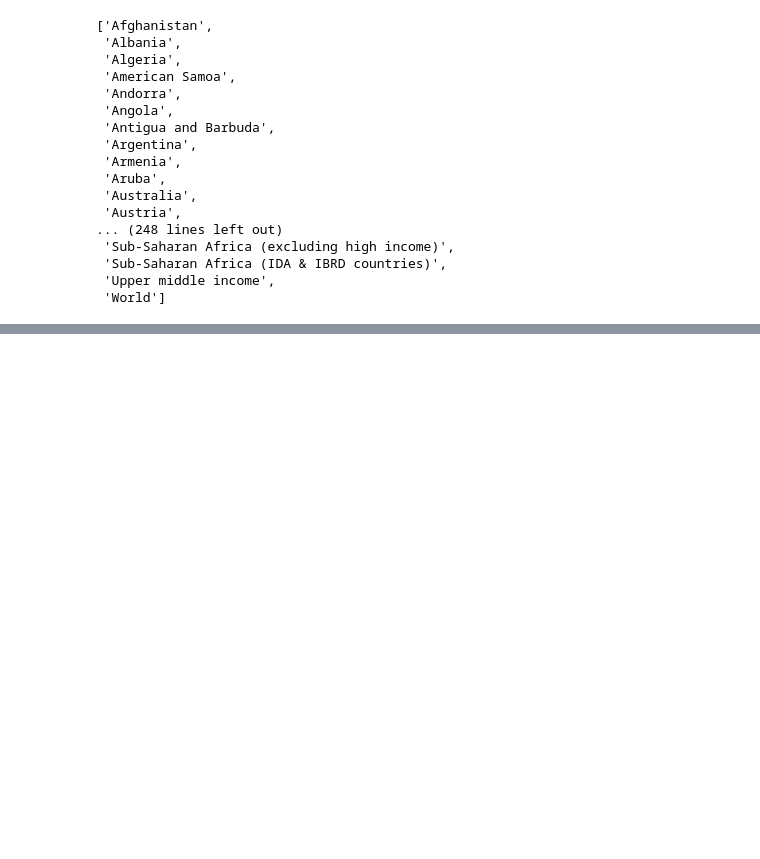
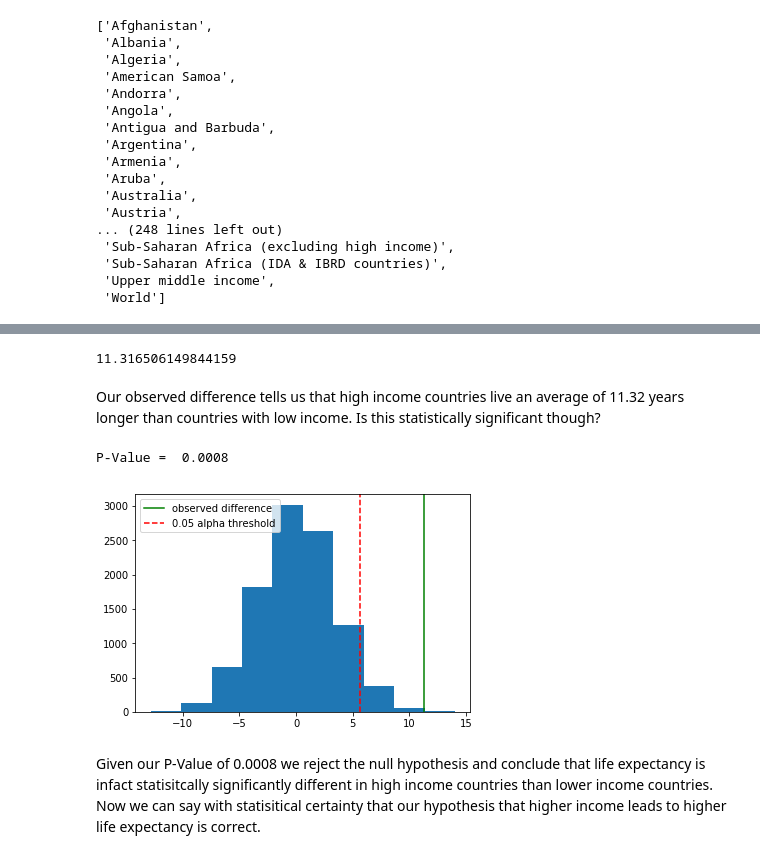
Before and after one commit to Mpalmese/Project2, a Jupyter notebook: test.ipynb, the cells around one changed output, grey strips where cells are left out. Cells and saved outputs as stored; diff of their text form; code cells hidden in the pictures; blank space fills up the shorter version.

```diff
--- a/test.ipynb
+++ b/test.ipynb
@@ -251,0 +298,6 @@ result 263 found
+# %%
+lower = life2017_df[life2017_df['Income_Level'] != 'Upper middle income']
+lower = lower[lower['Income_Level'] != 'High income'].Life_Expectancy_2017
+# %%
+higher = life2017_df[life2017_df['Income_Level'] != 'Lower middle income']
+higher = higher[higher['Income_Level'] != 'Low income'].Life_Expectancy_2017
@@ -251,0 +310,32 @@ result 263 found
+# %%
+observed_diff = np.mean(higher) - np.mean(lower)
+observed_diff
+# %% [output]
+11.316506149844159
+# %% [markdown]
+Our observed difference tells us that high income countries live an average of 11.32 years longer than countries with low income. Is this statistically significant though?
+# %%
+#Bootstrapping
+
+diffs = [] #create placeholder for calculations
+
+for i in range(10000): #run for 10000 iterations
+    low_life_sample = np.mean(lower.sample(5, replace = True)) #take sample of 5 lower income countries and compute the mean
+    high_life_sample = np.mean(higher.sample(5, replace = True))#take sample of 5 of higher income countries and compute the mean
+
+    differences = high_life_sample - low_life_sample #compute differences in our random samples
+    diffs.append(differences) #add to our list
+# %%
+
+simulation = np.random.normal(0, np.std(diffs), 10000) #creates normal distribution of our simulated differences. Must include the standard deviation as 2nd argument. 10000 represents the total samples we computed differences on
+plt.hist(simulation)#plot hist of simulated normal distribution
+plt.axvline(observed_diff, color = 'green', linestyle = '-')#plots our original observed difference from our dataset
+plt.axvline(np.percentile(simulation, 95), color='red', linestyle = '--')#plots the alpha threshold being 0.05% in our case. This can also be thought of as the 95% confidence interval
+plt.legend(['observed difference', '0.05 alpha threshold',])#plot legend
+plt.savefig("Significance.png")
+print("P-Value = ",  (simulation > observed_diff).mean()) #compute p-value by calculating how much total volume of our distribution falls above our observed difference.
+# %% [output]
+P-Value =  0.0008
+[figure, added]
+# %% [markdown]
+Given our P-Value of 0.0008 we reject the null hypothesis and conclude that life expectancy is infact statisitcally significantly different in high income countries than lower income countries. Now we can say with statisitical certainty that our hypothesis that higher income leads to higher life expectancy is correct.
```
Also changed, not shown: parts of 10 cells of this notebook, 2 other files.
